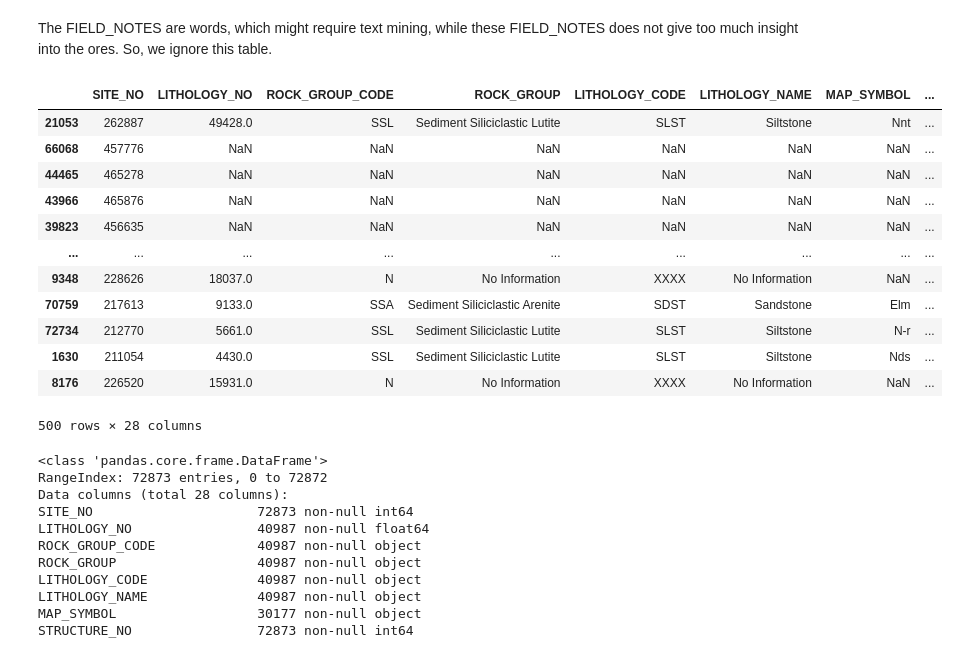
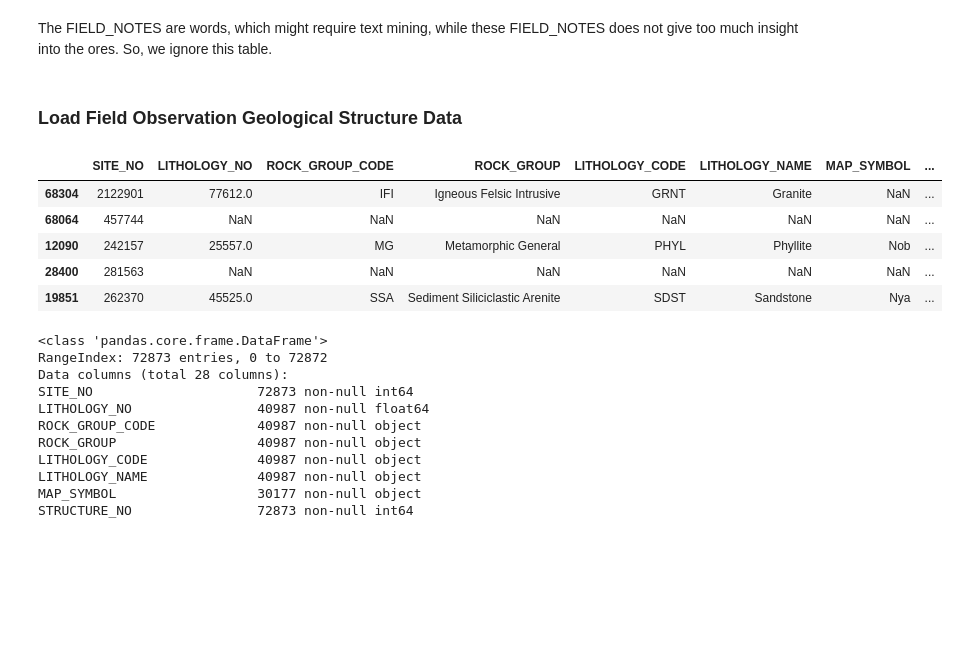
Before and after one commit to stevenchendan/exploreSA-Gawler, a Jupyter notebook: field_observation_data_processing.ipynb, the cells around one changed output. Saved outputs shown, nothing was run; the diff lists cells and outputs as text; code cells hidden in the pictures; blank space fills up the shorter version.

```diff
--- a/field_observation_data_processing.ipynb
+++ b/field_observation_data_processing.ipynb
@@ -15,7 +17,7 @@ else:
 
 url = "https://unearthed-exploresa.s3-ap-southeast-2.amazonaws.com/Unearthed_5_SARIG_Data_Package.zip"
 # enter the directory to save data
-data_loc = 'D:/GitFolder/WorkBench/exploreSA-Gawler/data'
+data_loc = './data'
 file_name = 'Unearthed_5_SARIG_Data_Package.zip'
 
 if os.path.isfile(os.path.join(data_loc, file_name)):
@@ -24,7 +26,7 @@ if os.path.isfile(os.path.join(data_loc, file_name)):
 else:
     # open and save the zip file onto computer
     url = urlopen(URL)
-    output = open('Unearthed_5_SARIG_Data_Package.zip', 'wb')    # note the flag:  "wb"
+    output = open('./data/Unearthed_5_SARIG_Data_Package.zip', 'wb')    # note the flag:  "wb"
     output.write(url.read())
     output.close()
 
@@ -183,26 +190,19 @@ sarig_fieldobs_note_exp.sample(5)
 # %% [markdown]
 The FIELD_NOTES are words, which might require text mining, while these FIELD_NOTES does not give too much insight into the ores. So, we ignore this table.
+# %% [markdown]
+### Load Field Observation Geological Structure Data
 # %%
 sarig_fieldobs_struct_exp = pd.read_csv(
     zipfile(os.path.join(data_loc, file_name),'r').open('SARIG_Data_Package/sarig_fieldobs_struct_exp.csv','r'),
     sep=',', encoding='latin1')
-# sarig_fieldobs_litho_exp['STRAT_UNIT_NO'] = sarig_fieldobs_litho_exp['STRAT_UNIT_NO'].astype('Int64')
-# sarig_fieldobs_litho_exp['OBSERVATION_DATE'] = pd.to_datetime(sarig_fieldobs_litho_exp['OBSERVATION_DATE'])
-sarig_fieldobs_struct_exp.sample(500)
+sarig_fieldobs_struct_exp.sample(5)
 # %% [output]
 |  | SITE_NO | LITHOLOGY_NO | ROCK_GROUP_CODE | ROCK_GROUP | LITHOLOGY_CODE | LITHOLOGY_NAME | MAP_SYMBOL | ... |
-| 21053 | 262887 | 49428.0 | SSL | Sediment Siliciclastic Lutite | SLST | Siltstone | Nnt | ... |
-| 66068 | 457776 | NaN | NaN | NaN | NaN | NaN | NaN | ... |
-| 44465 | 465278 | NaN | NaN | NaN | NaN | NaN | NaN | ... |
-| 43966 | 465876 | NaN | NaN | NaN | NaN | NaN | NaN | ... |
-| 39823 | 456635 | NaN | NaN | NaN | NaN | NaN | NaN | ... |
-| ... | ... | ... | ... | ... | ... | ... | ... | ... |
-| 9348 | 228626 | 18037.0 | N | No Information | XXXX | No Information | NaN | ... |
-| 70759 | 217613 | 9133.0 | SSA | Sediment Siliciclastic Arenite | SDST | Sandstone | Elm | ... |
-| 72734 | 212770 | 5661.0 | SSL | Sediment Siliciclastic Lutite | SLST | Siltstone | N-r | ... |
-| 1630 | 211054 | 4430.0 | SSL | Sediment Siliciclastic Lutite | SLST | Siltstone | Nds | ... |
-| 8176 | 226520 | 15931.0 | N | No Information | XXXX | No Information | NaN | ... |
+| 68304 | 2122901 | 77612.0 | IFI | Igneous Felsic Intrusive | GRNT | Granite | NaN | ... |
+| 68064 | 457744 | NaN | NaN | NaN | NaN | NaN | NaN | ... |
+| 12090 | 242157 | 25557.0 | MG | Metamorphic General | PHYL | Phyllite | Nob | ... |
+| 28400 | 281563 | NaN | NaN | NaN | NaN | NaN | NaN | ... |
+| 19851 | 262370 | 45525.0 | SSA | Sediment Siliciclastic Arenite | SDST | Sandstone | Nya | ... |
-500 rows × 28 columns
 # %%
 sarig_fieldobs_struct_exp.info()
 # %% [output]
```
Also changed, not shown: parts of 14 cells of this notebook, 3 other files.
